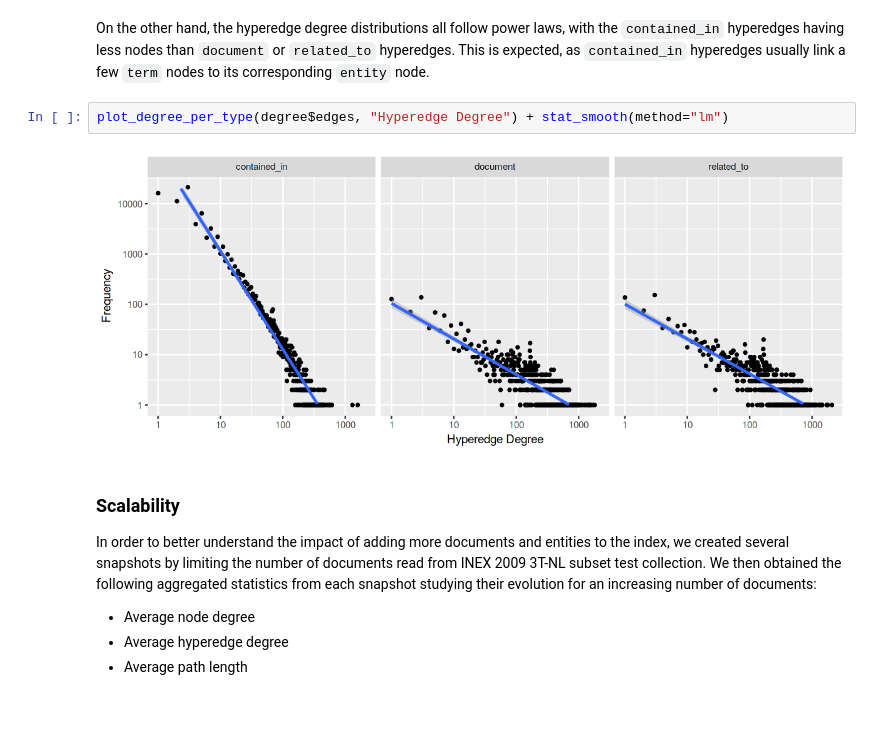
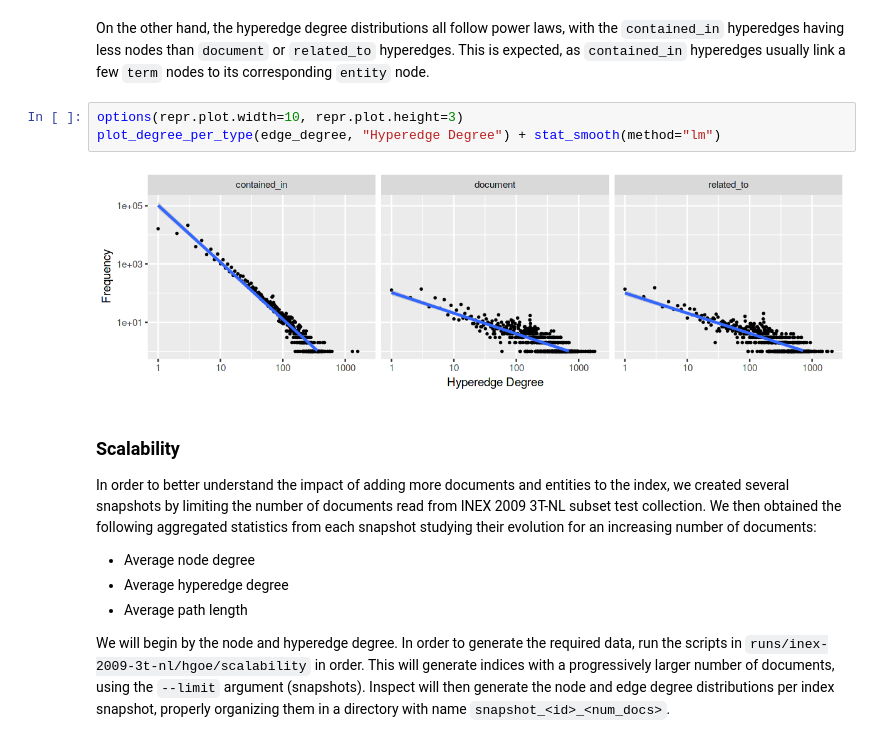
Before and after one commit to feup-infolab/army-ant, a Jupyter notebook: notebooks/hypergraph_of_entity/hypergraph_of_entity.ipynb, the cells around one changed output. Saved outputs shown, nothing was run; the diff lists cells and outputs as text; blank space fills up the shorter version.

```diff
--- a/notebooks/hypergraph_of_entity/hypergraph_of_entity.ipynb
+++ b/notebooks/hypergraph_of_entity/hypergraph_of_entity.ipynb
@@ -101,9 +130,10 @@ plot_degree_per_type(degree$nodes, "Node Degree") + stat_smooth(method = "gam",
 # %% [markdown]
 On the other hand, the hyperedge degree distributions all follow power laws, with the `contained_in` hyperedges having less nodes than `document` or `related_to` hyperedges. This is expected, as `contained_in` hyperedges usually link a few `term` nodes to its corresponding `entity` node.
-# %%
-plot_degree_per_type(degree$edges, "Hyperedge Degree") + stat_smooth(method="lm")
-# %% [output]
-[figure, removed]
+# %%
+options(repr.plot.width=10, repr.plot.height=3)
+plot_degree_per_type(edge_degree, "Hyperedge Degree") + stat_smooth(method="lm")
+# %% [output]
+[figure, added]
 # %% [markdown]
 ### Scalability
 
@@ -112,3 +142,5 @@ In order to better understand the impact of adding more documents and entities t
 - Average node degree
 - Average hyperedge degree
 - Average path length
+
+We will begin by the node and hyperedge degree. In order to generate the required data, run the scripts in `runs/inex-2009-3t-nl/hgoe/scalability` in order. This will generate indices with a progressively larger number of documents, using the `--limit` argument (snapshots). Inspect will then generate the node and edge degree distributions per index snapshot, properly organizing them in a directory with name `snapshot_<id>_<num_docs>`.
```
Also changed, not shown: parts of 13 cells of this notebook, 4 other files.
